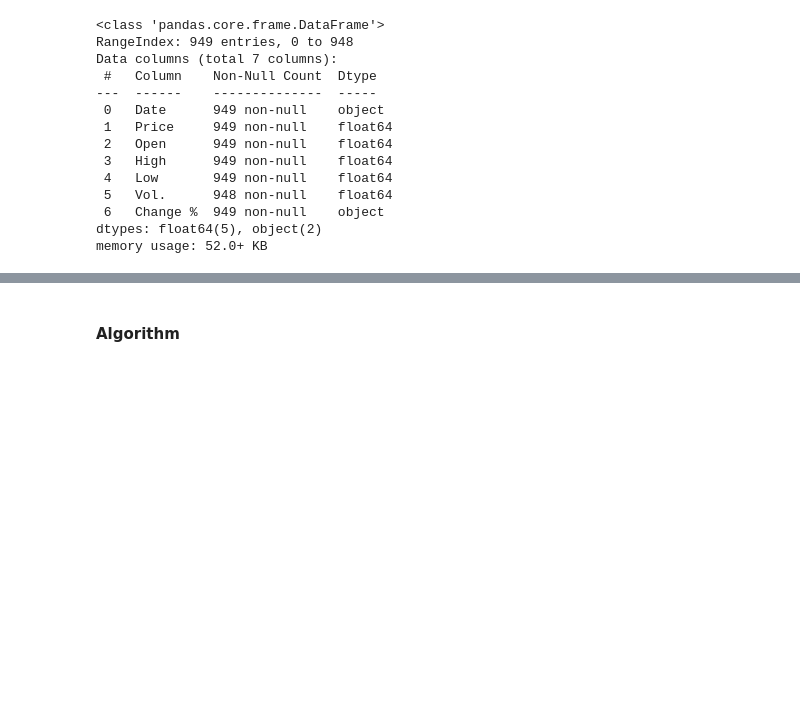
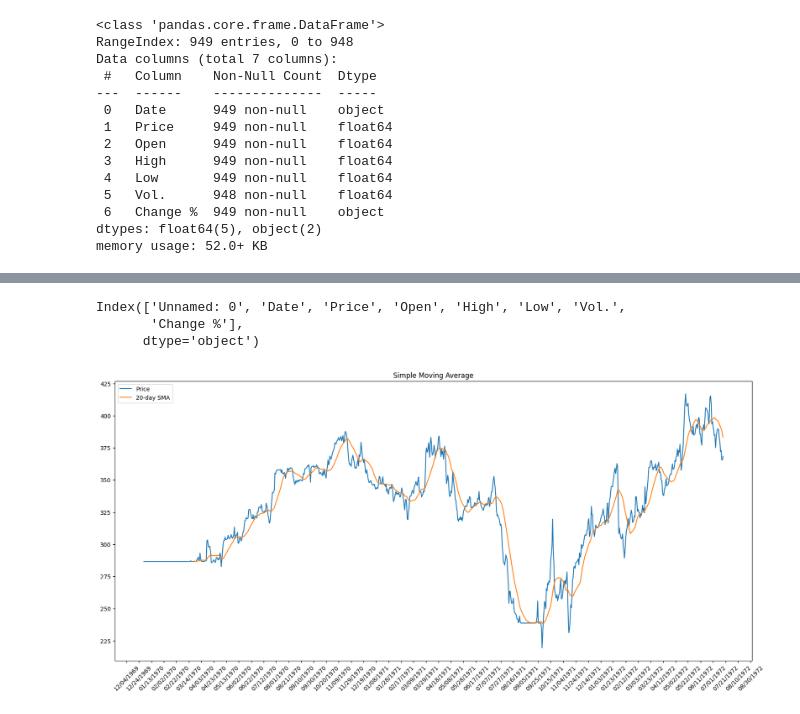
Before and after one commit to imostafizur/DSEBD_Prediction, a Jupyter notebook: StockPrice.ipynb, the cells around one changed output, grey strips where cells are left out. Saved outputs shown, nothing was run; the diff lists cells and outputs as text; code cells hidden in the pictures; blank space fills up the shorter version.

```diff
--- a/StockPrice.ipynb
+++ b/StockPrice.ipynb
@@ -351,2 +281,0 @@ sns.heatmap(df.corr(), annot=True, fmt='.0%')
-# %% [markdown]
-#### Algorithm
@@ -352,0 +285,45 @@ sns.heatmap(df.corr(), annot=True, fmt='.0%')
+# %%
+# load proceed data
+df = pd.read_csv('Dataset/GP.csv')
+# %%
+# Name of All features
+df.columns
+# %% [output]
+Index(['Unnamed: 0', 'Date', 'Price', 'Open', 'High', 'Low', 'Vol.',
+       'Change %'],
+      dtype='object')
+# %%
+import matplotlib.pyplot as plt
+import matplotlib.dates as mdates
+
+# slice the DataFrame to select data after 120 days
+df_subset = df.iloc[20:]
+
+# slice the SMA Series to select corresponding data
+sma_subset = sma_20.iloc[100:]
+
+# set the figure size
+fig, ax = plt.subplots(figsize=(20, 10))
+
+# plot the 'Price' column
+plt.plot(df_subset['Price'])
+
+# plot the SMA values
+plt.plot(sma_subset)
+
+# add legend and title
+plt.legend(['Price', '20-day SMA'])
+plt.title('Simple Moving Average')
+
+# set the x-axis interval to 20 days and format the date labels
+plt.gca().xaxis.set_major_locator(mdates.DayLocator(interval=20))
+plt.gca().xaxis.set_major_formatter(mdates.DateFormatter('%m/%d/%Y'))
+
+# rotate the x-axis labels and increase spacing
+plt.xticks(rotation=45)
+plt.subplots_adjust(bottom=0.2)
+
+# display the plot
+plt.show()
+# %% [output]
+[figure, added]
```
Also changed, not shown: parts of 40 cells of this notebook, 7 other files.
